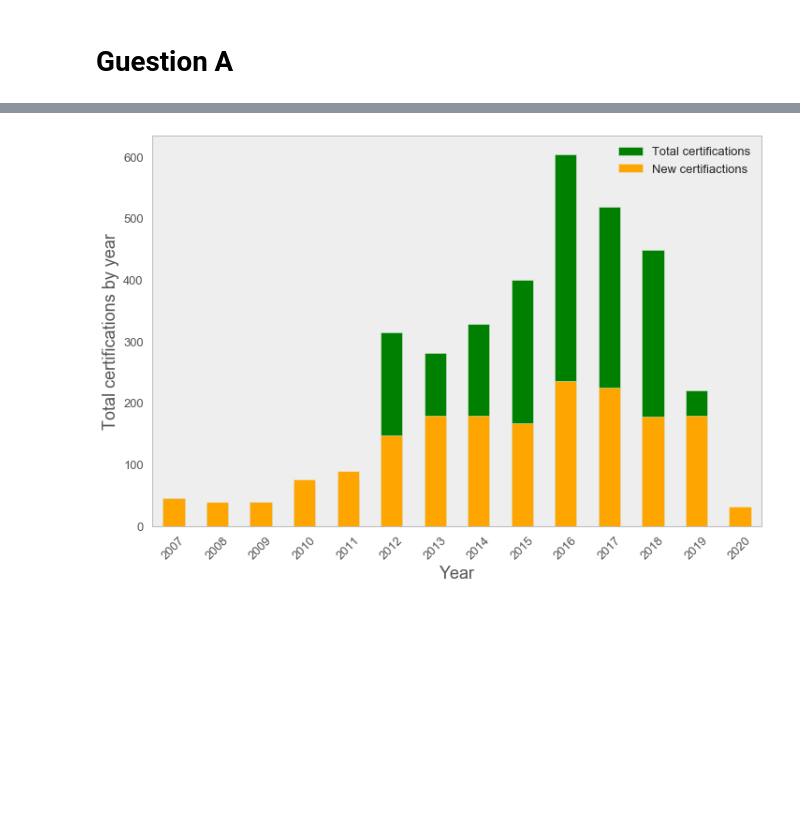
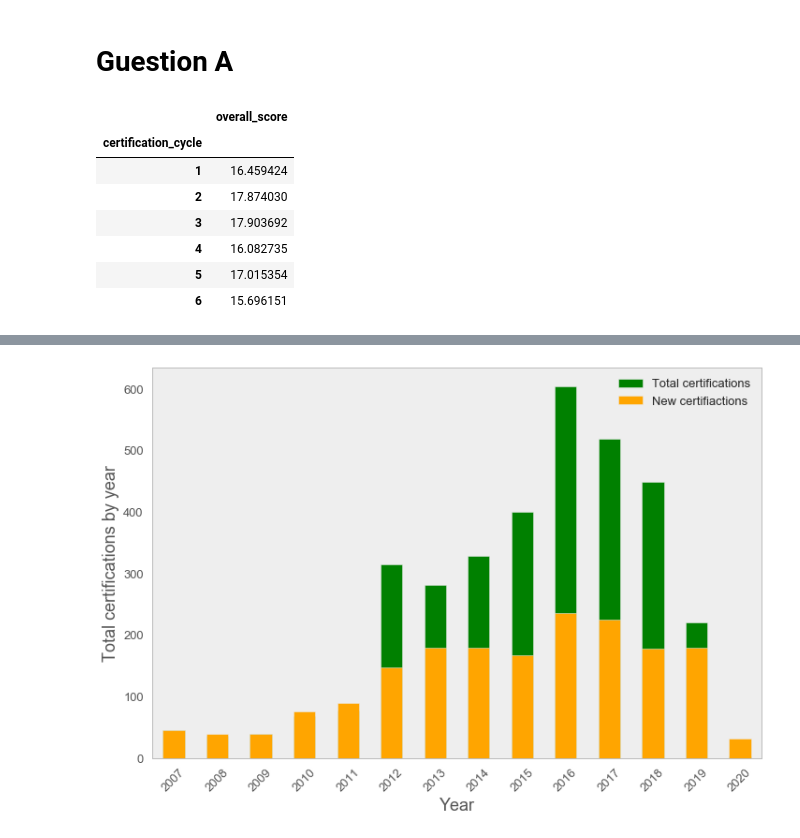
Before and after one commit to faithlierheimer/BCorpsAnalysis, a Jupyter notebook: Nathan _Scratch Work--BCorps.ipynb, the cells around one changed output, grey strips where cells are left out. Saved outputs shown, nothing was run; the diff lists cells and outputs as text; code cells hidden in the pictures; blank space fills up the shorter version.

```diff
--- a/Nathan _Scratch Work--BCorps.ipynb
+++ b/Nathan _Scratch Work--BCorps.ipynb
@@ -63,6 +63,20 @@ print(plt.style.available)
 ['bmh', 'classic', 'dark_background', 'fast', 'fivethirtyeight', 'ggplot', 'grayscale', 'seaborn-bright', 'seaborn-colorblind', 'seaborn-dark-palette', 'seaborn-dark', 'seaborn-darkgrid', 'seaborn-dee ...
 # %% [markdown]
 # Guestion A
+# %%
+std_yr=bcorp_US_cleaned.groupby(['assessment_year']).std()['overall_score']
+# std_cy=pd.DataFrame(bcorp_US_cleaned.groupby(['certification_cycle']).std()['overall_score'])
+# std_cy=std_cy.rename(columns={"overall_score": "STD"})
+std_cy
+# %% [output]
+|  | overall_score |
+| certification_cycle |  |
+| 1 | 16.459424 |
+| 2 | 17.874030 |
+| 3 | 17.903692 |
+| 4 | 16.082735 |
+| 5 | 17.015354 |
+| 6 | 15.696151 |
 # %%
 # Does a company’s impact score improve or worsen over the course of their tenure of certification?
 # (given that recertification is a 3 year cycle).
```
Also changed, not shown: parts of 2 cells of this notebook, 3 other files.
